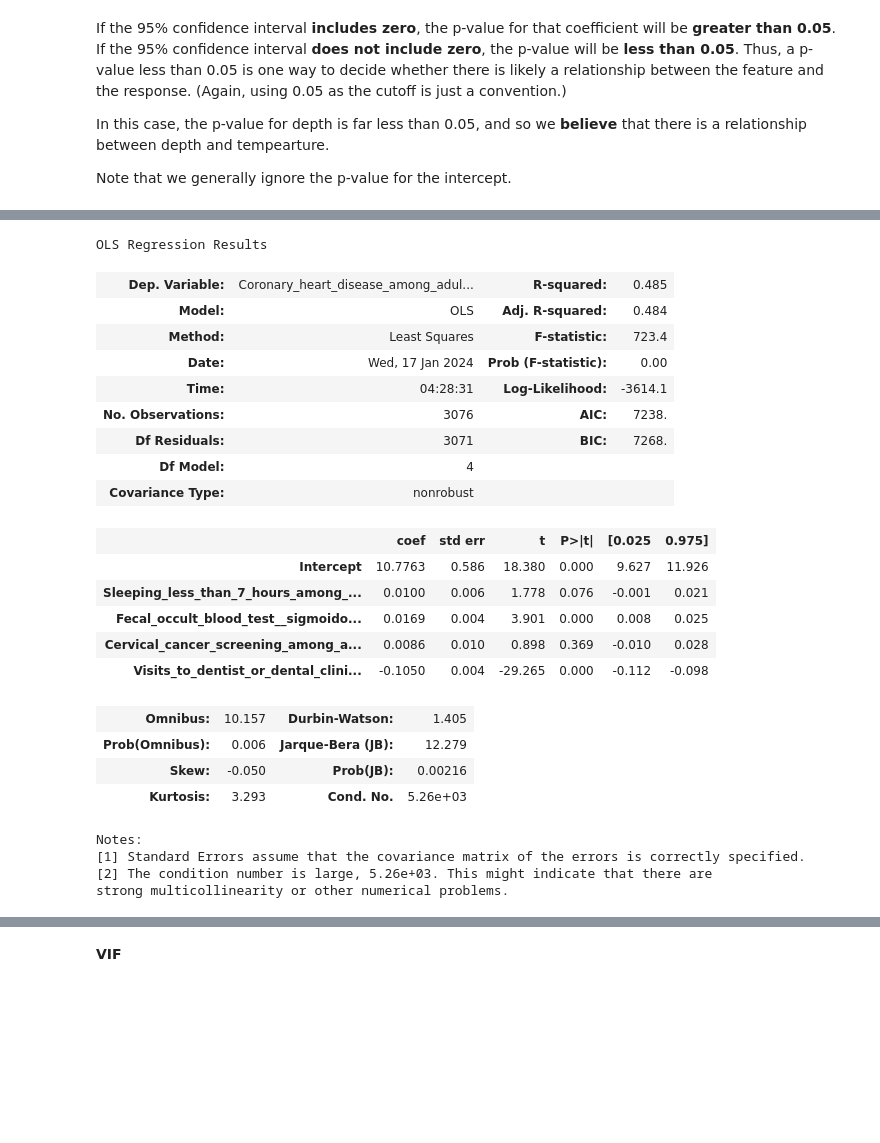
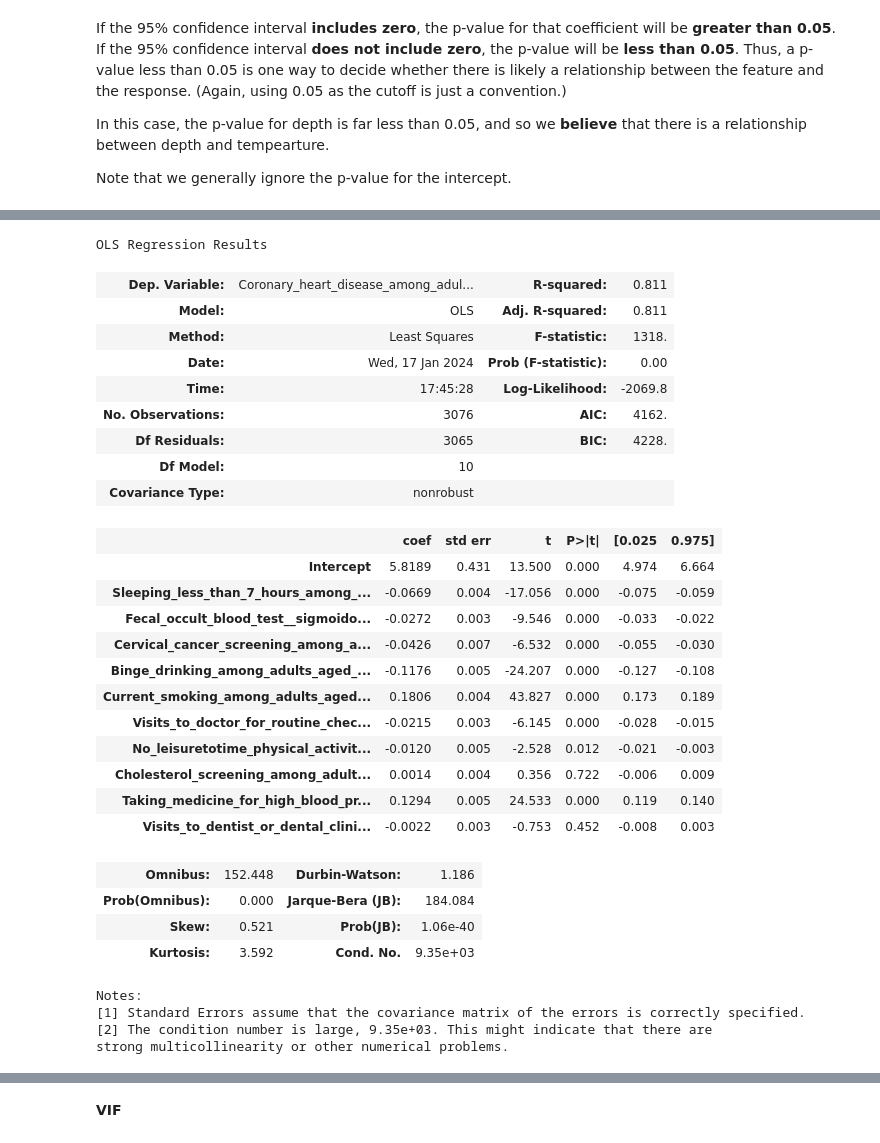
Before and after one commit to dereksgithub/cities_study_QM_Term_project, a Jupyter notebook: place_stat.ipynb, the cells around one changed output, grey strips where cells are left out. Saved outputs shown, nothing was run; the diff lists cells and outputs as text; code cells hidden in the pictures; blank space fills up the shorter version.

Commit message:
done regression, fixing clustering

```diff
--- a/place_stat.ipynb
+++ b/place_stat.ipynb
@@ -265,7 +301,7 @@ The R square is much better!
 # %%
 # create a fitted model with all three features
-reg_chd = smf.ols(formula='Coronary_heart_disease_among_adults_aged_GE18_years ~ Sleeping_less_than_7_hours_among_adults_aged_GE18_years + Fecal_occult_blood_test__sigmoidoscopy__or_colonoscopy_among_adults_aged_50to75_years + Cervical_cancer_screening_among_adult_women_aged_21to65_years +Visits_to_dentist_or_dental_clinic_among_adults_aged_GE18_years',data=cdc_regression).fit()
+reg_chd_multi = smf.ols(formula='Coronary_heart_disease_among_adults_aged_GE18_years ~ Sleeping_less_than_7_hours_among_adults_aged_GE18_years + Fecal_occult_blood_test__sigmoidoscopy__or_colonoscopy_among_adults_aged_50to75_years + Cervical_cancer_screening_among_adult_women_aged_21to65_years + Binge_drinking_among_adults_aged_GE18_years + Current_smoking_among_adults_aged_GE18_years + Visits_to_doctor_for_routine_checkup_within_the_past_year_among_adults_aged_GE18_years + No_leisuretotime_physical_activity_among_adults_aged_GE18_years + Cholesterol_screening_among_adults_aged_GE18_years + Taking_medicine_for_high_blood_pressure_control_among_adults_aged_GE18_years_with_high_blood_pressure + Visits_to_dentist_or_dental_clinic_among_adults_aged_GE18_years',data=cdc_regression).fit()
 
 # print the coefficients
-reg_chd.params
+reg_chd_multi.params
 # %% [output]
@@ -277,30 +319,36 @@ Visits_to_dentist_or_dental_clinic_among_adults_aged_GE18_years
 dtype: float64
 # %%
-reg_chd.summary()
+reg_chd_multi.summary()
 # %% [output]
 OLS Regression Results
-| Dep. Variable: | Coronary_heart_disease_among_adul... | R-squared: | 0.485 |
-| Model: | OLS | Adj. R-squared: | 0.484 |
-| Method: | Least Squares | F-statistic: | 723.4 |
+| Dep. Variable: | Coronary_heart_disease_among_adul... | R-squared: | 0.811 |
+| Model: | OLS | Adj. R-squared: | 0.811 |
+| Method: | Least Squares | F-statistic: | 1318. |
 | Date: | Wed, 17 Jan 2024 | Prob (F-statistic): | 0.00 |
-| Time: | 04:28:31 | Log-Likelihood: | -3614.1 |
-| No. Observations: | 3076 | AIC: | 7238. |
-| Df Residuals: | 3071 | BIC: | 7268. |
-| Df Model: | 4 |  |  |
+| Time: | 17:45:28 | Log-Likelihood: | -2069.8 |
+| No. Observations: | 3076 | AIC: | 4162. |
+| Df Residuals: | 3065 | BIC: | 4228. |
+| Df Model: | 10 |  |  |
 | Covariance Type: | nonrobust |  |  |
 |  | coef | std err | t | P>|t| | [0.025 | 0.975] |
-| Intercept | 10.7763 | 0.586 | 18.380 | 0.000 | 9.627 | 11.926 |
-| Sleeping_less_than_7_hours_among_... | 0.0100 | 0.006 | 1.778 | 0.076 | -0.001 | 0.021 |
-| Fecal_occult_blood_test__sigmoido... | 0.0169 | 0.004 | 3.901 | 0.000 | 0.008 | 0.025 |
-| Cervical_cancer_screening_among_a... | 0.0086 | 0.010 | 0.898 | 0.369 | -0.010 | 0.028 |
-| Visits_to_dentist_or_dental_clini... | -0.1050 | 0.004 | -29.265 | 0.000 | -0.112 | -0.098 |
+| Intercept | 5.8189 | 0.431 | 13.500 | 0.000 | 4.974 | 6.664 |
+| Sleeping_less_than_7_hours_among_... | -0.0669 | 0.004 | -17.056 | 0.000 | -0.075 | -0.059 |
+| Fecal_occult_blood_test__sigmoido... | -0.0272 | 0.003 | -9.546 | 0.000 | -0.033 | -0.022 |
+| Cervical_cancer_screening_among_a... | -0.0426 | 0.007 | -6.532 | 0.000 | -0.055 | -0.030 |
+| Binge_drinking_among_adults_aged_... | -0.1176 | 0.005 | -24.207 | 0.000 | -0.127 | -0.108 |
+| Current_smoking_among_adults_aged... | 0.1806 | 0.004 | 43.827 | 0.000 | 0.173 | 0.189 |
+| Visits_to_doctor_for_routine_chec... | -0.0215 | 0.003 | -6.145 | 0.000 | -0.028 | -0.015 |
+| No_leisuretotime_physical_activit... | -0.0120 | 0.005 | -2.528 | 0.012 | -0.021 | -0.003 |
+| Cholesterol_screening_among_adult... | 0.0014 | 0.004 | 0.356 | 0.722 | -0.006 | 0.009 |
+| Taking_medicine_for_high_blood_pr... | 0.1294 | 0.005 | 24.533 | 0.000 | 0.119 | 0.140 |
+| Visits_to_dentist_or_dental_clini... | -0.0022 | 0.003 | -0.753 | 0.452 | -0.008 | 0.003 |
-| Omnibus: | 10.157 | Durbin-Watson: | 1.405 |
-| Prob(Omnibus): | 0.006 | Jarque-Bera (JB): | 12.279 |
-| Skew: | -0.050 | Prob(JB): | 0.00216 |
-| Kurtosis: | 3.293 | Cond. No. | 5.26e+03 |
+| Omnibus: | 152.448 | Durbin-Watson: | 1.186 |
+| Prob(Omnibus): | 0.000 | Jarque-Bera (JB): | 184.084 |
+| Skew: | 0.521 | Prob(JB): | 1.06e-40 |
+| Kurtosis: | 3.592 | Cond. No. | 9.35e+03 |
 Notes:
 [1] Standard Errors assume that the covariance matrix of the errors is correctly specified.
-[2] The condition number is large, 5.26e+03. This might indicate that there are
+[2] The condition number is large, 9.35e+03. This might indicate that there are
 strong multicollinearity or other numerical problems.
 # %%
 # Residuals vs. Fitted plot
```
Also changed, not shown: parts of 42 cells of this notebook.
